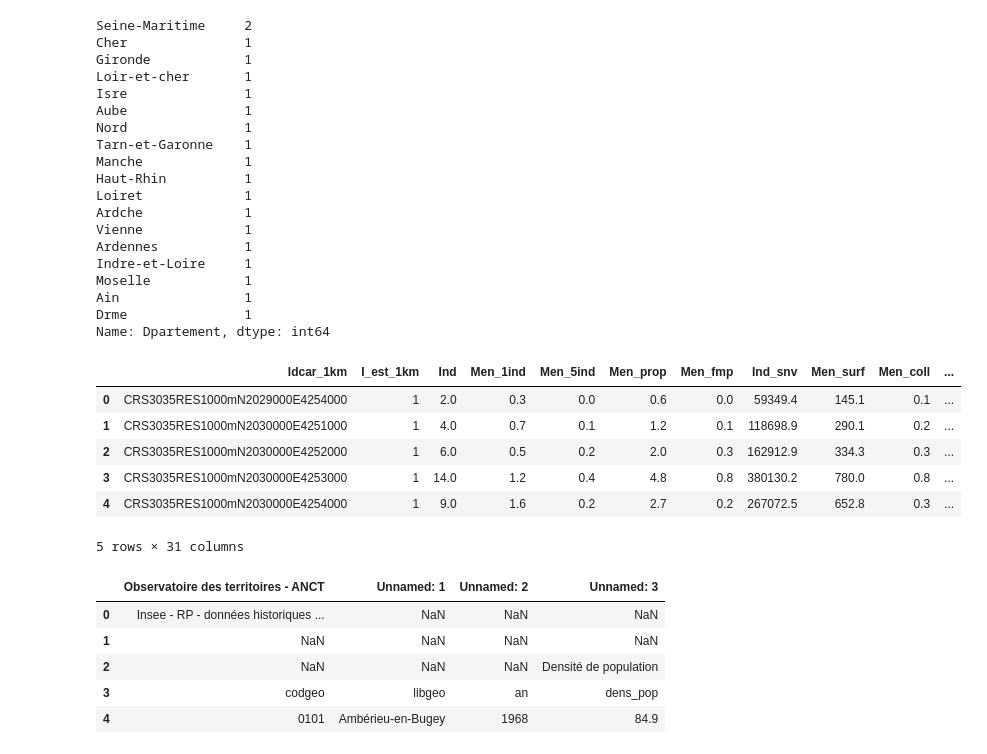
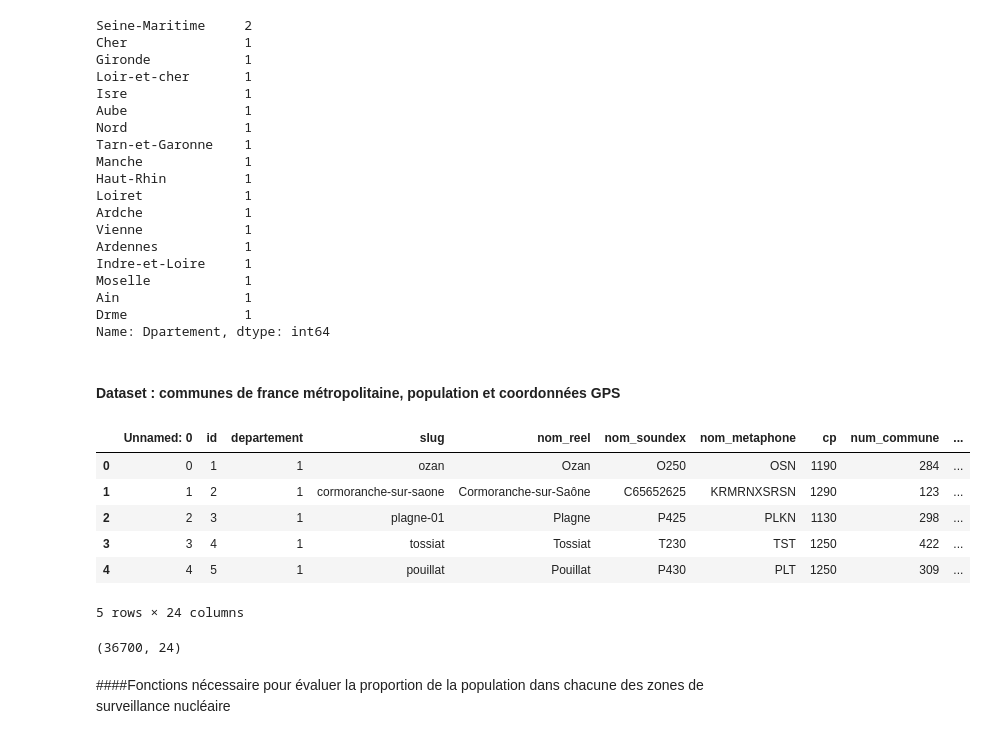
Before and after one commit to gbrugere/ProjPython, a Jupyter notebook: Stats_Nucleaire.ipynb, the cells around one changed output. Saved outputs shown, nothing was run; the diff lists cells and outputs as text; code cells hidden in the pictures.

```diff
--- a/Stats_Nucleaire.ipynb
+++ b/Stats_Nucleaire.ipynb
@@ -101,24 +168,24 @@ Moselle            1
 Ain                1
 Drme               1
 Name: Dpartement, dtype: int64
-# %%
-densite_pop = pd.read_csv("/content/INSEE_densitepop_carreaux_1km_met.csv",sep=',')
-densite_pop.head()
-# %% [output]
-|  | Idcar_1km | I_est_1km | Ind | Men_1ind | Men_5ind | Men_prop | Men_fmp | Ind_snv | Men_surf | Men_coll | ... |
-| 0 | CRS3035RES1000mN2029000E4254000 | 1 | 2.0 | 0.3 | 0.0 | 0.6 | 0.0 | 59349.4 | 145.1 | 0.1 | ... |
-| 1 | CRS3035RES1000mN2030000E4251000 | 1 | 4.0 | 0.7 | 0.1 | 1.2 | 0.1 | 118698.9 | 290.1 | 0.2 | ... |
-| 2 | CRS3035RES1000mN2030000E4252000 | 1 | 6.0 | 0.5 | 0.2 | 2.0 | 0.3 | 162912.9 | 334.3 | 0.3 | ... |
-| 3 | CRS3035RES1000mN2030000E4253000 | 1 | 14.0 | 1.2 | 0.4 | 4.8 | 0.8 | 380130.2 | 780.0 | 0.8 | ... |
-| 4 | CRS3035RES1000mN2030000E4254000 | 1 | 9.0 | 1.6 | 0.2 | 2.7 | 0.2 | 267072.5 | 652.8 | 0.3 | ... |
-5 rows × 31 columns
-# %%
-pop = pd.read_excel("/content/insee_densite_pop.xlsx")
-pop.head()
-# %% [output]
-|  | Observatoire des territoires - ANCT | Unnamed: 1 | Unnamed: 2 | Unnamed: 3 |
-| 0 | Insee - RP - données historiques ... | NaN | NaN | NaN |
-| 1 | NaN | NaN | NaN | NaN |
-| 2 | NaN | NaN | NaN | Densité de population |
-| 3 | codgeo | libgeo | an | dens_pop |
-| 4 | 0101 | Ambérieu-en-Bugey | 1968 | 84.9 |
+# %% [markdown]
+#### Dataset : communes de france métropolitaine, population et coordonnées GPS
+# %%
+#Base --> lien entre la population par communes de France métropolitaine et leurs coordonnées GPS
+pop = pd.read_csv("/content/adresses.csv")
+pop.head()
+# %% [output]
+|  | Unnamed: 0 | id | departement | slug | nom_reel | nom_soundex | nom_metaphone | cp | num_commune | ... |
+| 0 | 0 | 1 | 1 | ozan | Ozan | O250 | OSN | 1190 | 284 | ... |
+| 1 | 1 | 2 | 1 | cormoranche-sur-saone | Cormoranche-sur-Saône | C65652625 | KRMRNXSRSN | 1290 | 123 | ... |
+| 2 | 2 | 3 | 1 | plagne-01 | Plagne | P425 | PLKN | 1130 | 298 | ... |
+| 3 | 3 | 4 | 1 | tossiat | Tossiat | T230 | TST | 1250 | 422 | ... |
+| 4 | 4 | 5 | 1 | pouillat | Pouillat | P430 | PLT | 1250 | 309 | ... |
+5 rows × 24 columns
+# %%
+#Nombre de communes en France métropolitaine
+pop.shape
+# %% [output]
+(36700, 24)
+# %% [markdown]
+####Fonctions nécessaire pour évaluer la proportion de la population dans chacune des zones de surveillance nucléaire
```
Also changed, not shown: parts of 26 cells of this notebook, 4 other files.
